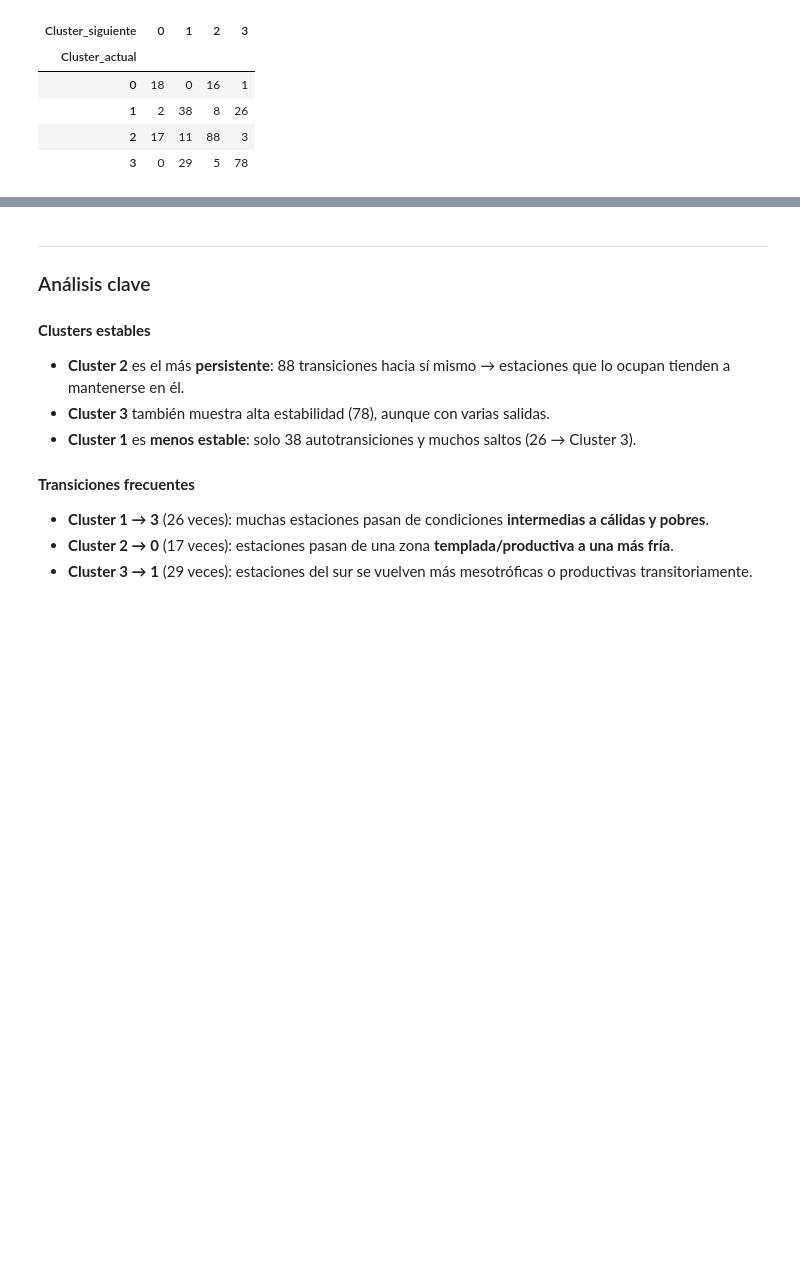
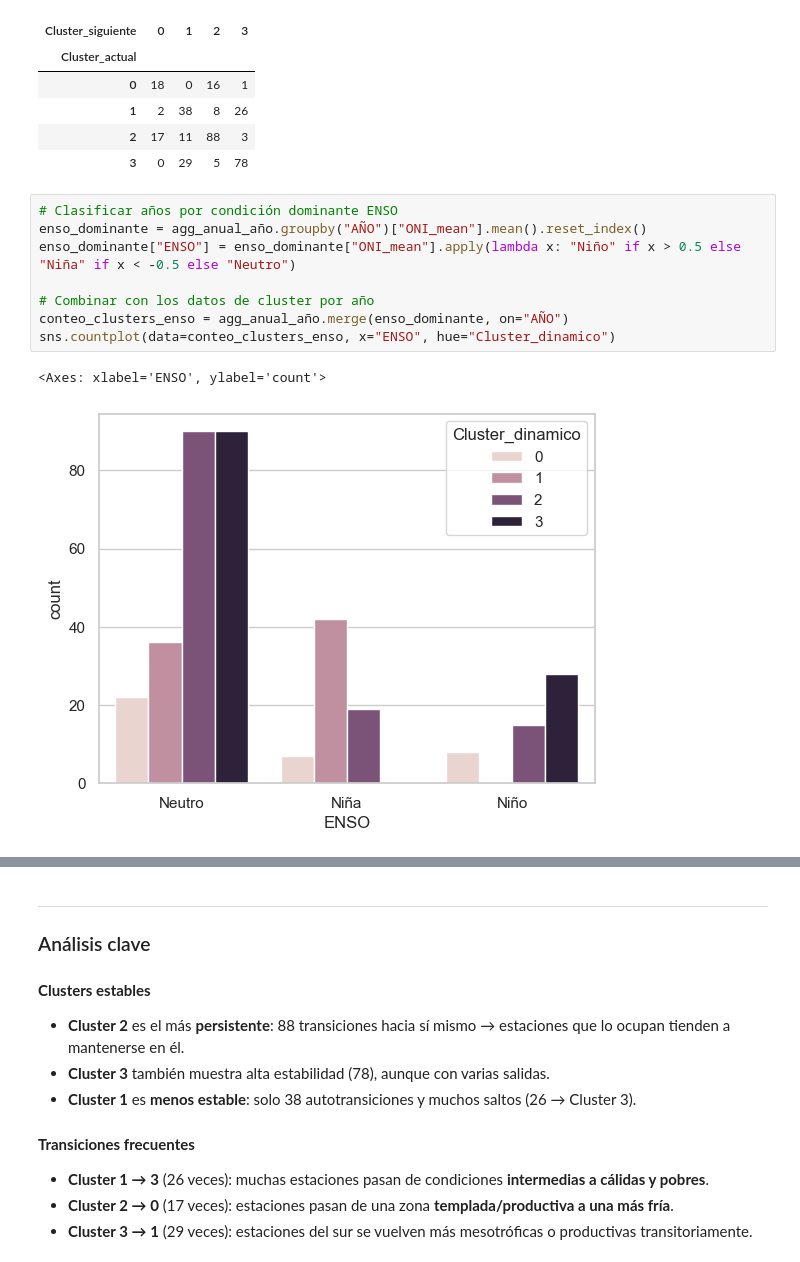
Before and after one commit to tukey-stans/ae-oceanografia-golfo-cali, a Jupyter notebook: notebooks/AABR/AABR_Clustering_v2.ipynb, the cells around one changed output, grey strips where cells are left out. Saved outputs shown, nothing was run; the diff lists cells and outputs as text; blank space fills up the shorter version.

Commit message:
md  clusters

```diff
--- a/notebooks/AABR/AABR_Clustering_v2.ipynb
+++ b/notebooks/AABR/AABR_Clustering_v2.ipynb
@@ -917,3 +917,14 @@ matriz_transicion
 | 1 | 2 | 38 | 8 | 26 |
 | 2 | 17 | 11 | 88 | 3 |
 | 3 | 0 | 29 | 5 | 78 |
+# %%
+# Clasificar años por condición dominante ENSO
+enso_dominante = agg_anual_año.groupby("AÑO")["ONI_mean"].mean().reset_index()
+enso_dominante["ENSO"] = enso_dominante["ONI_mean"].apply(lambda x: "Niño" if x > 0.5 else "Niña" if x < -0.5 else "Neutro")
+
+# Combinar con los datos de cluster por año
+conteo_clusters_enso = agg_anual_año.merge(enso_dominante, on="AÑO")
+sns.countplot(data=conteo_clusters_enso, x="ENSO", hue="Cluster_dinamico")
+# %% [output]
+<Axes: xlabel='ENSO', ylabel='count'>
+[figure, added]
```
Also changed, not shown: parts of 6 cells of this notebook, 1 other file.
